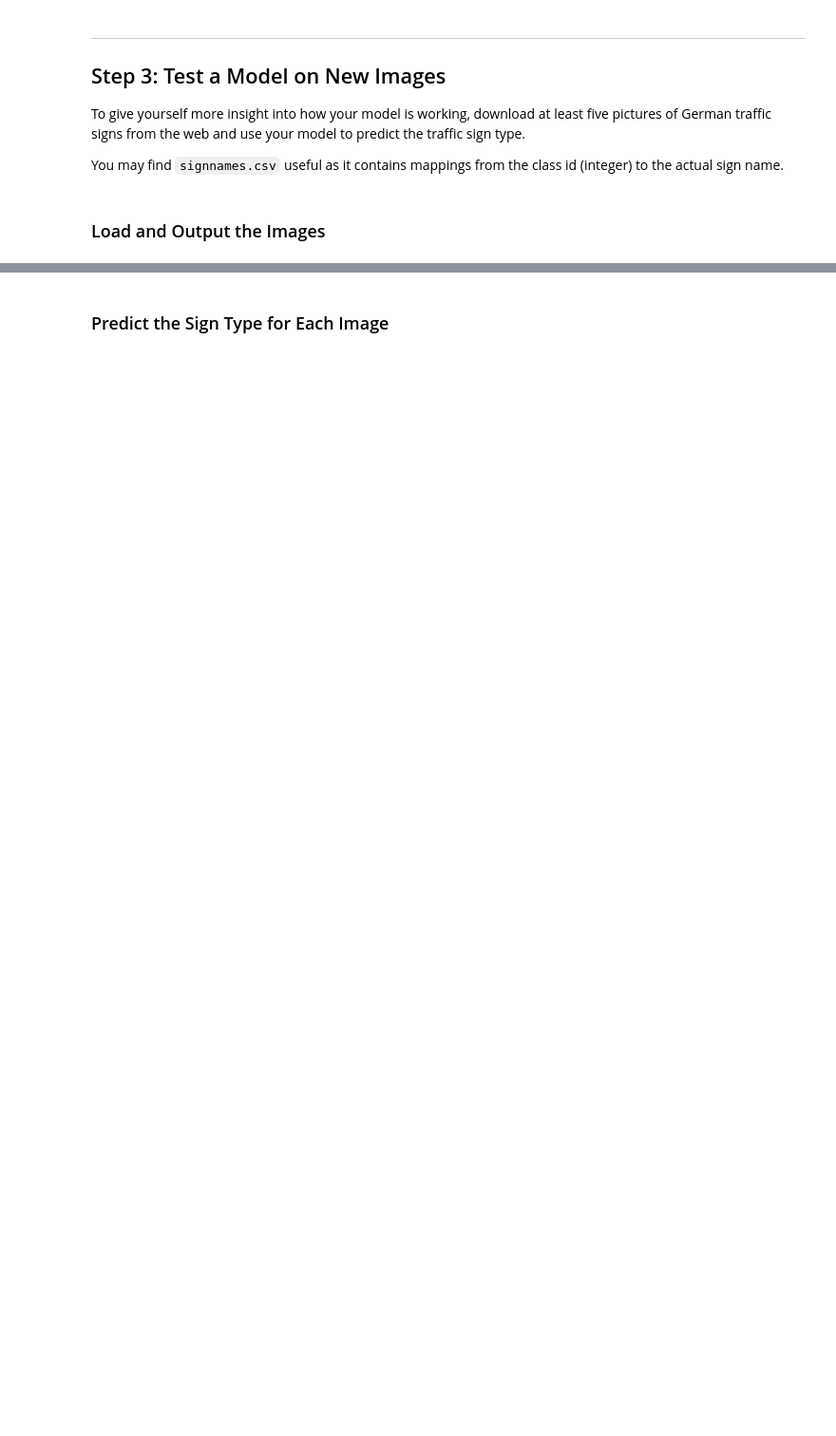
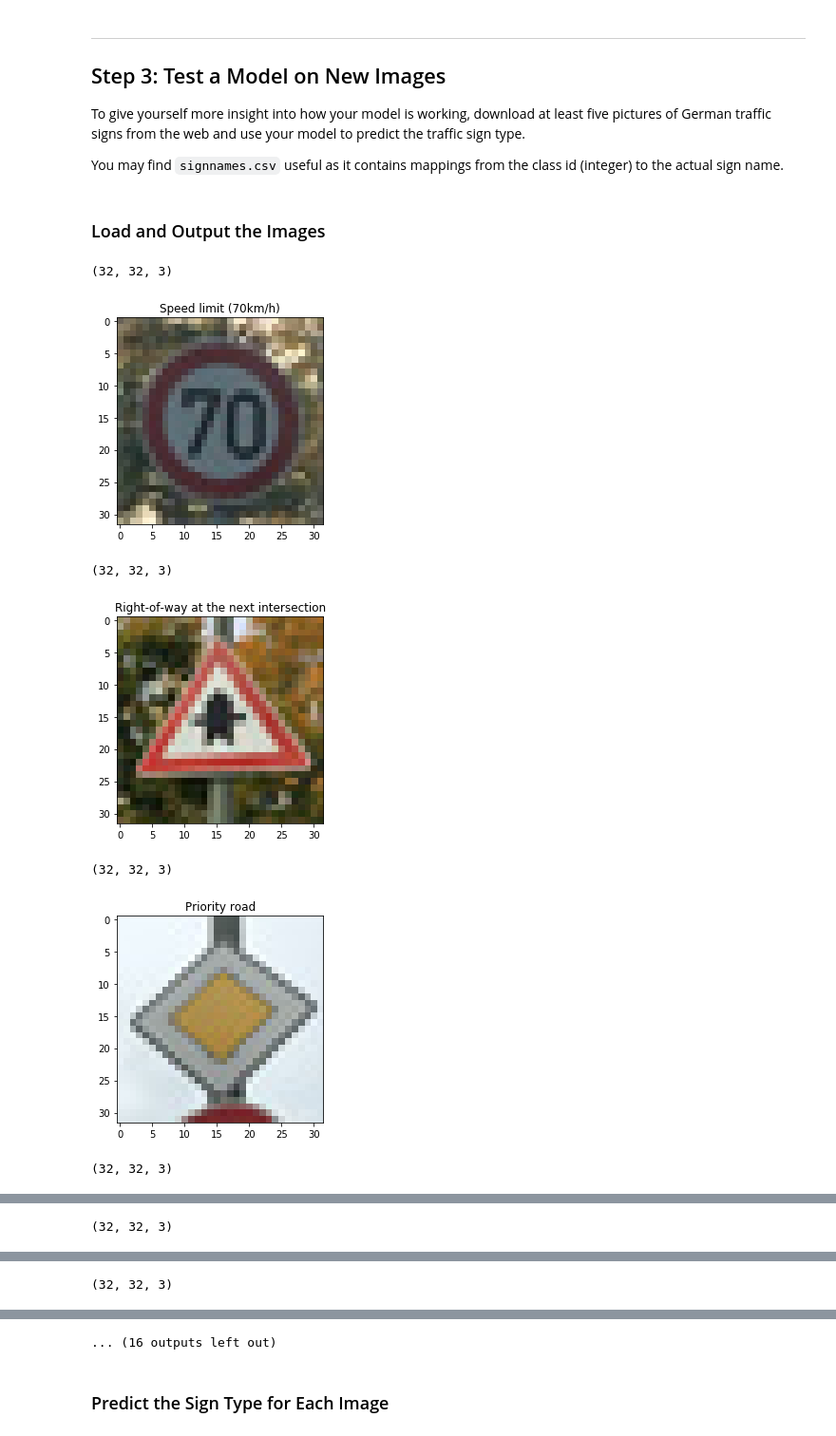
Before and after one commit to cazacov/CarND-Traffic-Sign-Classifier-Project, a Jupyter notebook: Traffic_Sign_Classifier.ipynb, the cells around one changed output, grey strips where cells are left out. Shown: that part at 95% size. Saved outputs shown, nothing was run; the diff lists cells and outputs as text; code cells hidden in the pictures; blank space fills up the shorter version.

Commit message:
Show predictions

```diff
--- a/Traffic_Sign_Classifier.ipynb
+++ b/Traffic_Sign_Classifier.ipynb
@@ -408,0 +414,34 @@ You may find `signnames.csv` useful as it contains mappings from the class id (i
+# %%
+### Load the images and plot them here.
+### Feel free to use as many code cells as needed.
+import matplotlib.pyplot as plt
+import matplotlib.image as mpimg
+import numpy as np
+import cv2
+%matplotlib inline
+
+imagelist = [['4.jpg', 4], ['11.jpg', 11], ['12.jpg', 12], ['13.jpg', 13], ['14.jpg', 14], ['17.jpg', 17], ['18.jpg', 18],
+            ['25.jpg', 25], ['26.jpg', 26], ['28.jpg', 28], ['29.jpg', 29], ['33.jpg', 33], ['38.jpg', 38], ['40.jpg', 40]]
+
+index = 0
+testimages = np.empty((len(imagelist), 32, 32, 3), dtype = np.uint8)
+testlabels = np.empty(len(imagelist), dtype = np.int32)
+
+for filename, label in imagelist:
+    image = mpimg.imread('./sample-signs/' + filename)
+    print(image.shape)
+
+    plt.imshow(image)
+    plt.title(label_names[label])
+    plt.show()
+    testimages[index,:,:,:] = image
+    testlabels[index] = label
+    index += 1
+# %% [output]
+(32, 32, 3)
+[figure, added]
+(32, 32, 3)
+[figure, added]
+(32, 32, 3)
+[figure, added]
+(32, 32, 3)
@@ -408,0 +449 @@ You may find `signnames.csv` useful as it contains mappings from the class id (i
+(32, 32, 3)
@@ -408,0 +451 @@ You may find `signnames.csv` useful as it contains mappings from the class id (i
+(32, 32, 3)
@@ -409,2 +453,3 @@ You may find `signnames.csv` useful as it contains mappings from the class id (i
+... (16 outputs left out)
 # %% [markdown]
 ### Predict the Sign Type for Each Image
```
Also changed, not shown: parts of 9 cells of this notebook, 1 other file.
